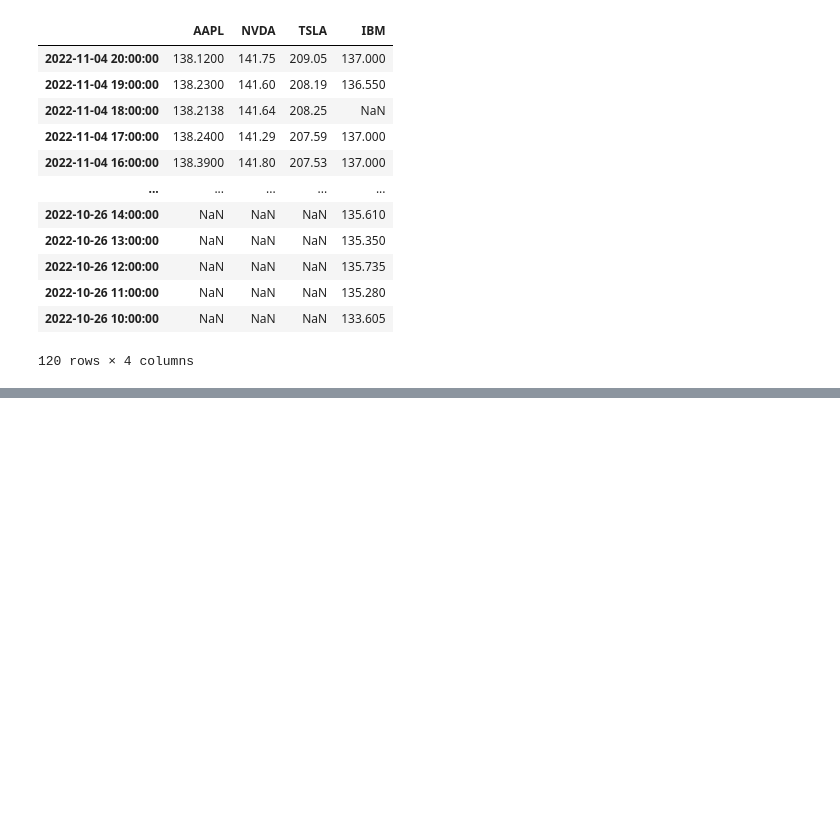
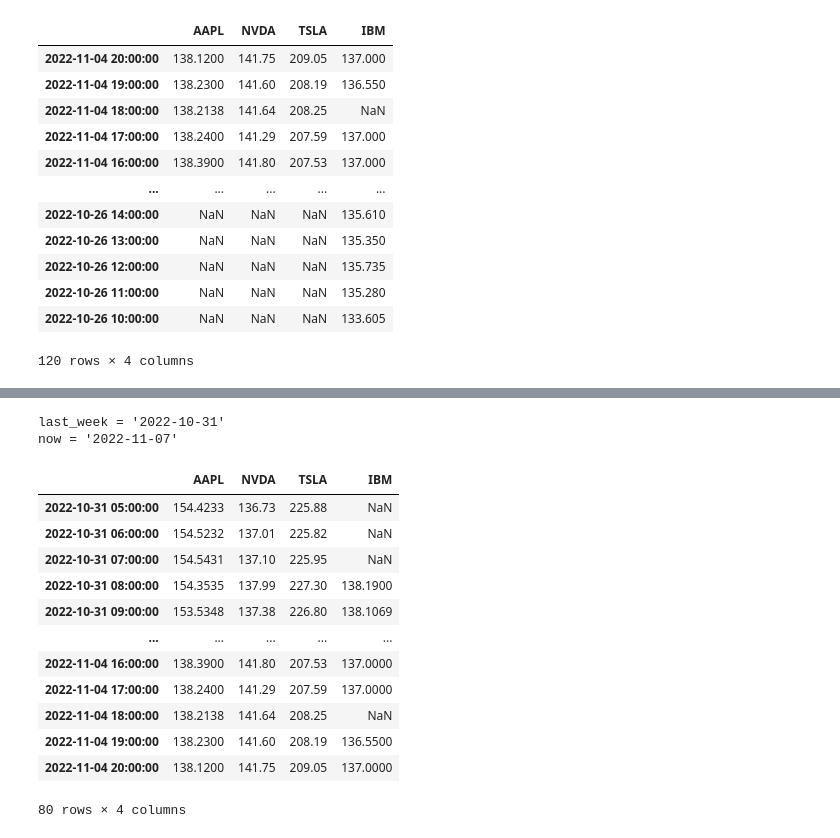
Before and after one commit to kokchun/Databehandling-AI22, a Jupyter notebook: Code-alongs/L4.1-stocks_api.ipynb, the cells around one changed output, grey strips where cells are left out. Drawn from its saved outputs; the diff is of its cells as text; code cells hidden in the pictures; blank space fills up the shorter version.

```diff
--- a/Code-alongs/L4.1-stocks_api.ipynb
+++ b/Code-alongs/L4.1-stocks_api.ipynb
@@ -132,0 +206,27 @@ px.line(
+# %%
+from datetime import datetime, timedelta
+
+now = datetime.now()
+last_week = (now-timedelta(7)).strftime("%Y-%m-%d")
+now = str(now.date())
+
+print(f"{last_week = }")
+print(f"{now = }")
+
+stocks.sort_index().loc[last_week:now]
+# %% [output]
+last_week = '2022-10-31'
+now = '2022-11-07'
+|  | AAPL | NVDA | TSLA | IBM |
+| 2022-10-31 05:00:00 | 154.4233 | 136.73 | 225.88 | NaN |
+| 2022-10-31 06:00:00 | 154.5232 | 137.01 | 225.82 | NaN |
+| 2022-10-31 07:00:00 | 154.5431 | 137.10 | 225.95 | NaN |
+| 2022-10-31 08:00:00 | 154.3535 | 137.99 | 227.30 | 138.1900 |
+| 2022-10-31 09:00:00 | 153.5348 | 137.38 | 226.80 | 138.1069 |
+| ... | ... | ... | ... | ... |
+| 2022-11-04 16:00:00 | 138.3900 | 141.80 | 207.53 | 137.0000 |
+| 2022-11-04 17:00:00 | 138.2400 | 141.29 | 207.59 | 137.0000 |
+| 2022-11-04 18:00:00 | 138.2138 | 141.64 | 208.25 | NaN |
+| 2022-11-04 19:00:00 | 138.2300 | 141.60 | 208.19 | 136.5500 |
+| 2022-11-04 20:00:00 | 138.1200 | 141.75 | 209.05 | 137.0000 |
+80 rows × 4 columns
```
Also changed, not shown: parts of 7 cells of this notebook.
